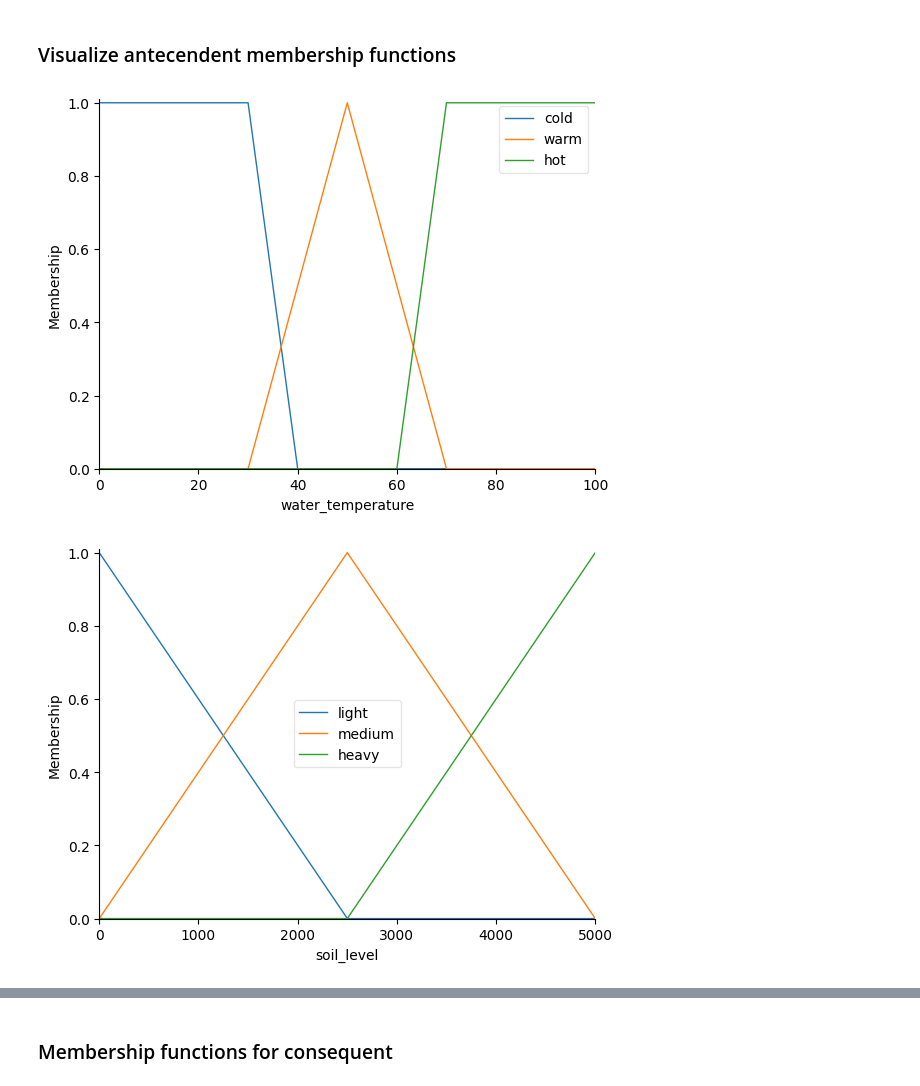
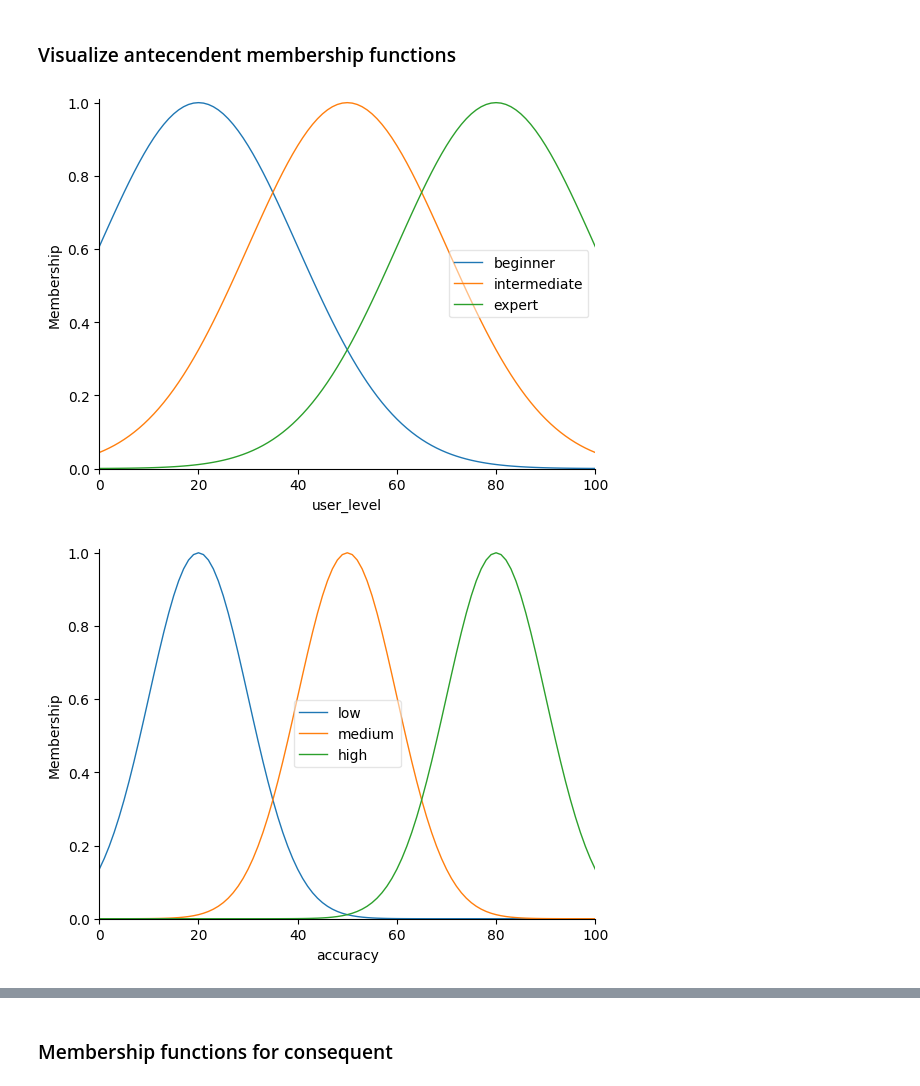
Before and after one commit to walkerrandolphsmith/intelligent_tutor, a Jupyter notebook: notebooks/lesson_prediction.ipynb, the cells around one changed output, grey strips where cells are left out. Drawn from its saved outputs; the diff is of its cells as text; code cells hidden in the pictures.

```diff
--- a/notebooks/lesson_prediction.ipynb
+++ b/notebooks/lesson_prediction.ipynb
@@ -72,10 +65,9 @@ temperature_universe = create_range(
 # %%
 # Define the antecedents for each input variable that represent the fuzzy conditions that must be satisfied for a rule in the system to be applied
 # Unlike conditions in traditional logic, fuzzy conditions can be partially satisfied
-# Instead of "if the soil level is high" we can say "if the soil level is somewhat high"
-soil_level = ctrl.Antecedent(soil_level_universe, 'soil_level')
-load_size = ctrl.Antecedent(load_size_universe, 'load_size')
-water_temperature = ctrl.Antecedent(temperature_universe, 'water_temperature')
+# For example, instead of saying "if they completed 80 lessons" we can say "if they are experienced"
+user_level = ctrl.Antecedent(user_level_universe, 'user_level')
+accuracy = ctrl.Antecedent(accuracy_universe, 'accuracy')
 # %% [markdown]
 ### Define the consequent
 # %%
@@ -96,10 +88,17 @@ wash_time = ctrl.Consequent(wash_time_universe, 'wash_time')
 # Define fuzzy sets for each input variable
 # Represents categories that don't have precise boundaries
 # Unlike traditional sets, fuzzy sets can have elements with partial membership represented by a value between 0 and 1
-# For example, a temperature of 30 degrees celcius might be 0.8 in the "cold" set, 0.2 in the "warm" set, and 0 in the "hot" set
-soil_level_categories = ['light', 'medium', 'heavy']
-load_size_categories = ['small', 'medium', 'large']
-temperature_categories = ['cold', 'warm', 'hot']
+# For example, a completing 20 lessons might be 0.2 in the "beginner" set, 0.8 in the "intermediate" set, and 0 in the "expert" set
+
+beginner = "beginner"
+intermediate = "intermediate"
+expert = "expert"
+user_level_categories = [beginner, intermediate, expert]
+
+low = 'low'
+medium = 'medium'
+high = 'high'
+accuracy_categories = [low, medium, high]
 # %% [markdown]
 ### Membership functions for antecedents
 # %%
@@ -187,12 +124,11 @@ soil_level.automf(names=soil_level_categories)
 # %%
 import warnings
 warnings.filterwarnings("ignore", category=UserWarning, module="skfuzzy.control.fuzzyvariable")
 
 
 # Visualize the membership functions
-water_temperature.view()
-soil_level.view()
-load_size.view()
+user_level.view()
+accuracy.view()
 # %% [output]
-[figure, old version]
+[figure, new version]
-[figure, old version]
+[figure, new version]
```
Also changed, not shown: parts of 17 cells of this notebook, 5 other files.
